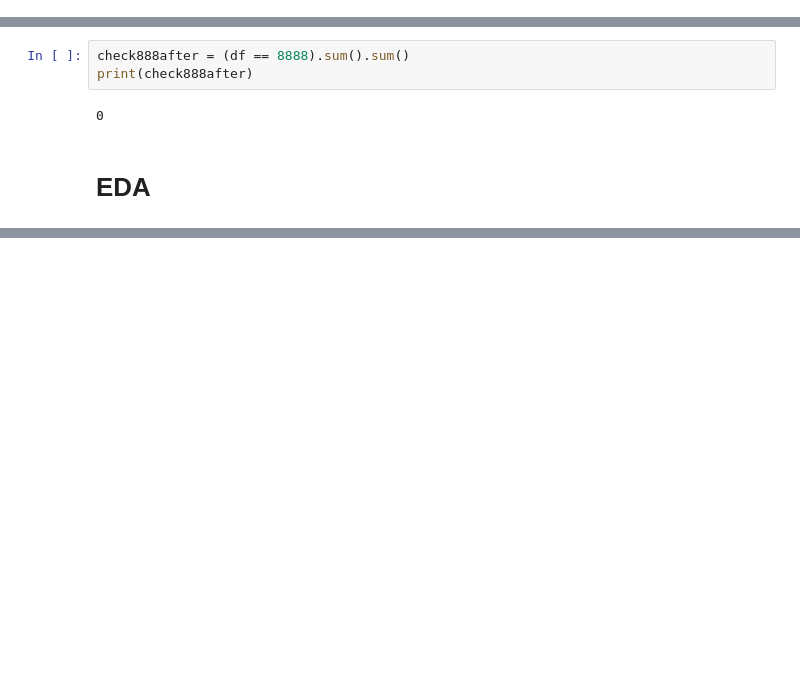
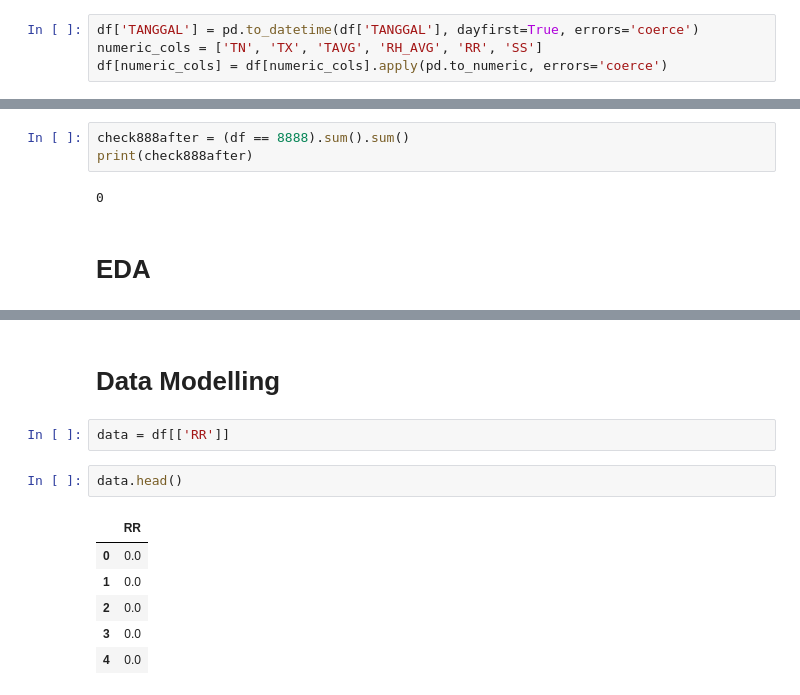
Before and after one commit to Ayusekar22/Jakarta-Weather-Prediction-2025, a Jupyter notebook: Jakarta_Weather_Prediction.ipynb, the cells around one changed output, grey strips where cells are left out. Saved outputs shown, nothing was run; the diff lists cells and outputs as text; blank space fills up the shorter version.

```diff
--- a/Jakarta_Weather_Prediction.ipynb
+++ b/Jakarta_Weather_Prediction.ipynb
@@ -143,6 +235,10 @@ DDD_X      0
 FF_AVG     0
 DDD_CAR    0
 dtype: int64
+# %%
+df['TANGGAL'] = pd.to_datetime(df['TANGGAL'], dayfirst=True, errors='coerce')
+numeric_cols = ['TN', 'TX', 'TAVG', 'RH_AVG', 'RR', 'SS']
+df[numeric_cols] = df[numeric_cols].apply(pd.to_numeric, errors='coerce')
 # %%
 # Data mapping for DDR_CAR
 
@@ -261,3 +362,16 @@ plt.title('Full Correlation Matrix antar Variabel Cuaca', fontsize=14)
 plt.show()
 # %% [output]
 [figure]
+# %% [markdown]
+# Data Modelling
+# %%
+data = df[['RR']]
+# %%
+data.head()
+# %% [output]
+|  | RR |
+| 0 | 0.0 |
+| 1 | 0.0 |
+| 2 | 0.0 |
+| 3 | 0.0 |
+| 4 | 0.0 |
```
Also changed, not shown: parts of 19 cells of this notebook, 38 other files.
